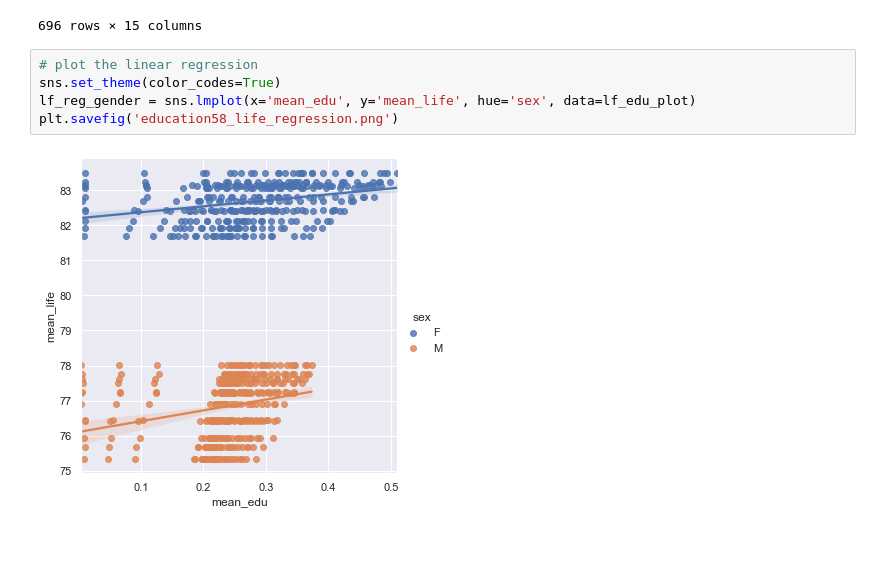
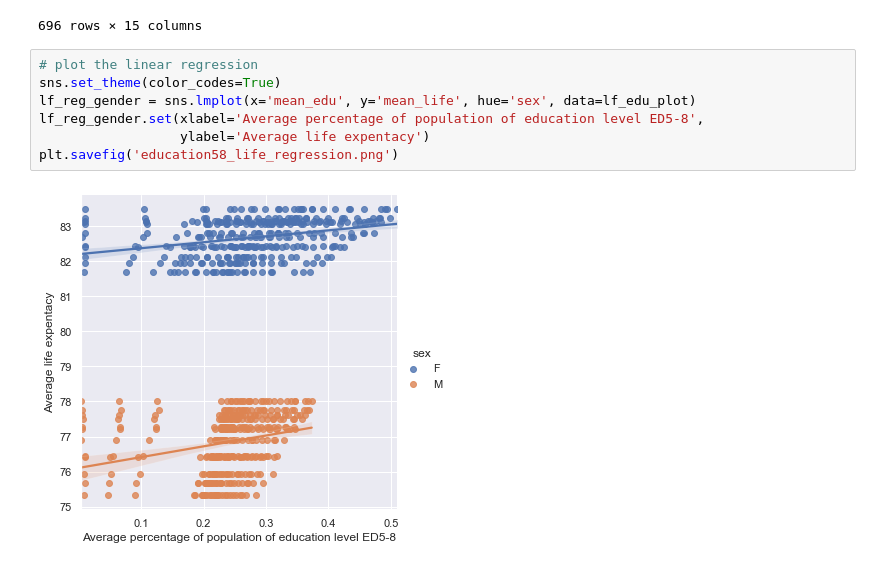
Before and after one commit to ywu223/Capstone1_Compsognathus, a Jupyter notebook: Project_1_LingLv.ipynb, the cells around one changed output. Drawn from its saved outputs; the diff is of its cells as text.

```diff
--- a/Project_1_LingLv.ipynb
+++ b/Project_1_LingLv.ipynb
@@ -382,10 +400,12 @@ lf_edu_plot
 # %%
 # plot the linear regression
 sns.set_theme(color_codes=True)
 lf_reg_gender = sns.lmplot(x='mean_edu', y='mean_life', hue='sex', data=lf_edu_plot)
+lf_reg_gender.set(xlabel='Average percentage of population of education level ED5-8',
+                  ylabel='Average life expentacy')
 plt.savefig('education58_life_regression.png')
 # %% [output]
-[figure, old version]
+[figure, new version]
 # %%
 # fit the linear regression model
 model2 = sm.OLS.from_formula('mean_life~sex*mean_edu', data=lf_edu_plot)
```
Also changed, not shown: parts of 8 cells of this notebook, 9 other files.
